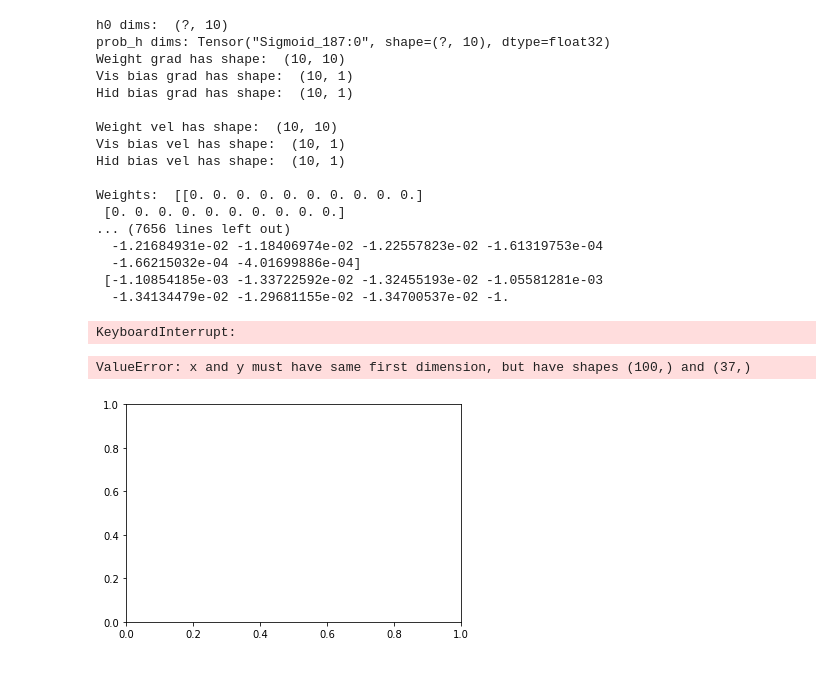
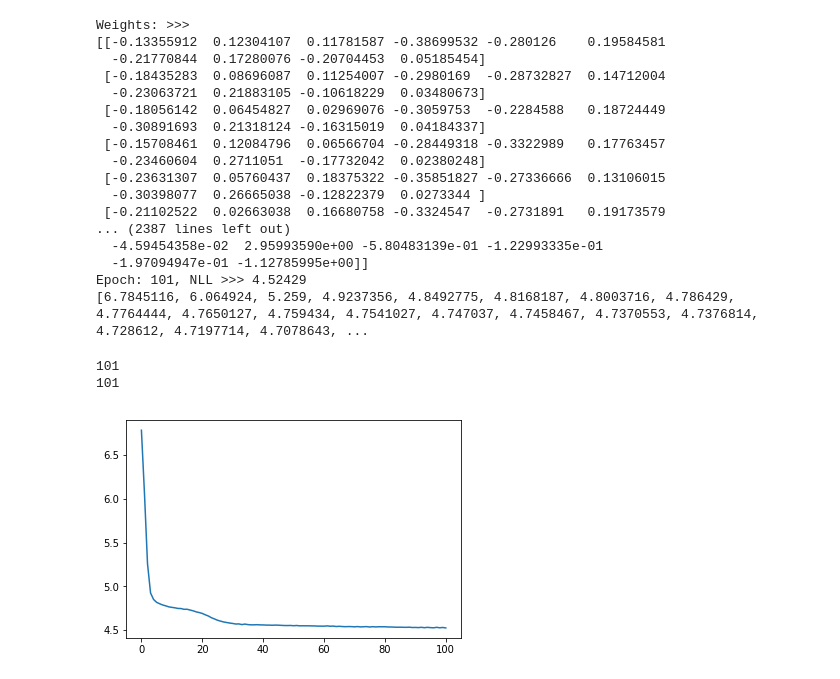
Before and after one commit to PIQuIL/QuCumber, a Jupyter notebook: benchmarks/tensorflow/rbm_TF.ipynb, the cells around one changed output. Drawn from its saved outputs; the diff is of its cells as text; code cells hidden in the pictures.

```diff
--- a/benchmarks/tensorflow/rbm_TF.ipynb
+++ b/benchmarks/tensorflow/rbm_TF.ipynb
@@ -279,31 +292,34 @@ def train(training_data, num_epochs):
 
     return NLL_list, epoch_list
 # %%
-NLL_list, epoch_list = train(training_data, num_epochs)
+NLL_list, epoch_list = train(training_data, 100)
 print NLL_list
 #print overlap_list
 # %% [output]
-h0 dims:  (?, 10)
-prob_h dims: Tensor("Sigmoid_187:0", shape=(?, 10), dtype=float32)
-Weight grad has shape:  (10, 10)
-Vis bias grad has shape:  (10, 1)
-Hid bias grad has shape:  (10, 1)
-
-Weight vel has shape:  (10, 10)
-Vis bias vel has shape:  (10, 1)
-Hid bias vel has shape:  (10, 1)
-
-Weights:  [[0. 0. 0. 0. 0. 0. 0. 0. 0. 0.]
- [0. 0. 0. 0. 0. 0. 0. 0. 0. 0.]
-... (7656 lines left out)
-  -1.21684931e-02 -1.18406974e-02 -1.22557823e-02 -1.61319753e-04
-  -1.66215032e-04 -4.01699886e-04]
- [-1.10854185e-03 -1.33722592e-02 -1.32455193e-02 -1.05581281e-03
-  -1.34134479e-02 -1.29681155e-02 -1.34700537e-02 -1.
+Weights: >>>
+[[-0.13355912  0.12304107  0.11781587 -0.38699532 -0.280126    0.19584581
+  -0.21770844  0.17280076 -0.20704453  0.05185454]
+ [-0.18435283  0.08696087  0.11254007 -0.2980169  -0.28732827  0.14712004
+  -0.23063721  0.21883105 -0.10618229  0.03480673]
+ [-0.18056142  0.06454827  0.02969076 -0.3059753  -0.2284588   0.18724449
+  -0.30891693  0.21318124 -0.16315019  0.04184337]
+ [-0.15708461  0.12084796  0.06566704 -0.28449318 -0.3322989   0.17763457
+  -0.23460604  0.2711051  -0.17732042  0.02380248]
+ [-0.23631307  0.05760437  0.18375322 -0.35851827 -0.27336666  0.13106015
+  -0.30398077  0.26665038 -0.12822379  0.0273344 ]
+ [-0.21102522  0.02663038  0.16680758 -0.3324547  -0.2731891   0.19173579
+... (2387 lines left out)
+  -4.59454358e-02  2.95993590e+00 -5.80483139e-01 -1.22993335e-01
+  -1.97094947e-01 -1.12785995e+00]]
+Epoch: 101, NLL >>> 4.52429
+[6.7845116, 6.064924, 5.259, 4.9237356, 4.8492775, 4.8168187, 4.8003716, 4.786429, 4.7764444, 4.7650127, 4.759434, 4.7541027, 4.747037, 4.7458467, 4.7370553, 4.7376814, 4.728612, 4.7197714, 4.7078643, ...
-KeyboardInterrupt:
 # %%
+print len(NLL_list)
+epoch_list = range(101)
+print len(epoch_list)
 plt.plot(epoch_list, NLL_list)
 plt.show()
 # %% [output]
-ValueError: x and y must have same first dimension, but have shapes (100,) and (37,)
+101
+101
-[figure, old version]
+[figure, new version]
```
Also changed, not shown: parts of 2 cells of this notebook.
